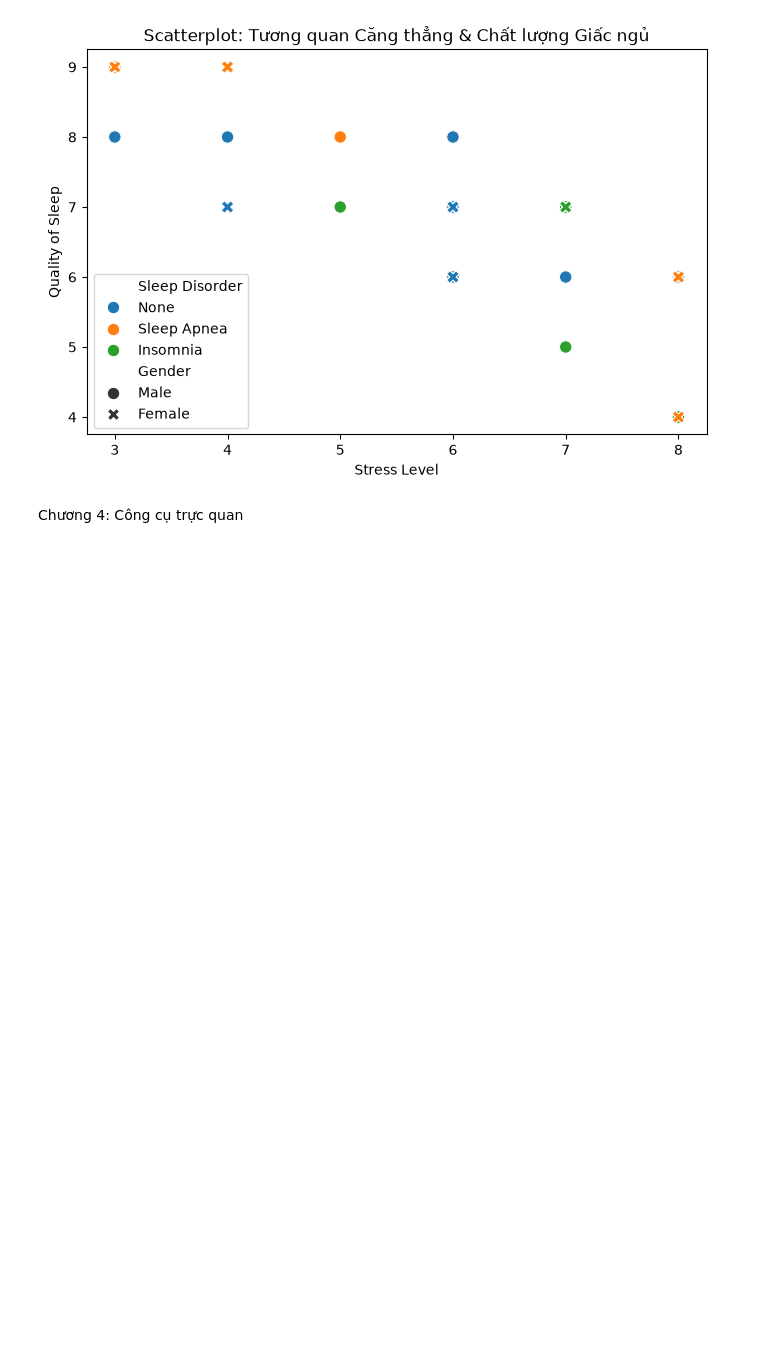
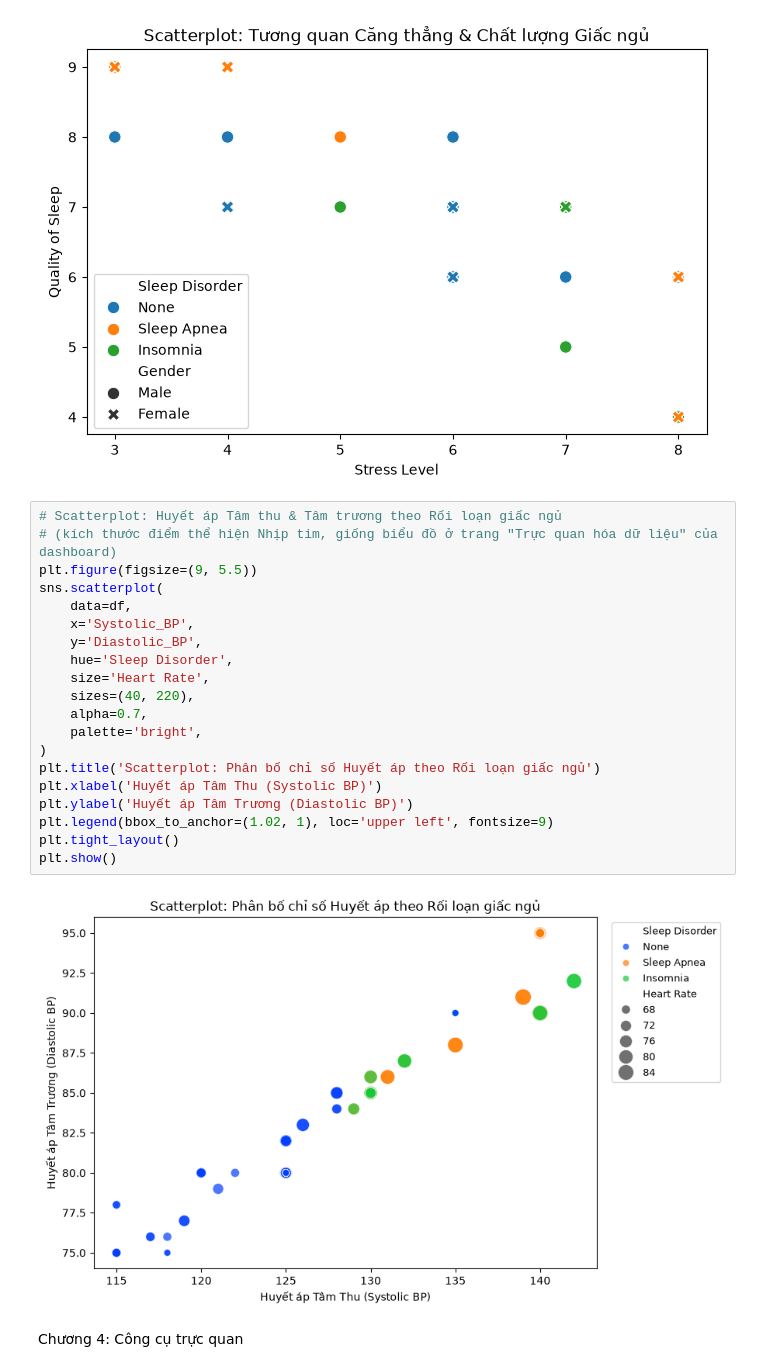
Before and after one commit to tienkhonggo1997-cpu/PhanTichTrucQuanDuLieu, a Jupyter notebook: Code_demo.ipynb, the cells around one changed output. Cells and saved outputs as stored; diff of their text form; blank space fills up the shorter version.

Commit message:
Thêm biểu đồ phân tán huyết áp và radar vào notebook cho khớp báo cáo

```diff
--- a/Code_demo.ipynb
+++ b/Code_demo.ipynb
@@ -127,6 +127,28 @@ plt.title('Scatterplot: Tương quan Căng thẳng & Chất lượng Giấc ng
 plt.show()
 # %% [output]
 [figure]
+# %%
+# Scatterplot: Huyết áp Tâm thu & Tâm trương theo Rối loạn giấc ngủ
+# (kích thước điểm thể hiện Nhịp tim, giống biểu đồ ở trang "Trực quan hóa dữ liệu" của dashboard)
+plt.figure(figsize=(9, 5.5))
+sns.scatterplot(
+    data=df,
+    x='Systolic_BP',
+    y='Diastolic_BP',
+    hue='Sleep Disorder',
+    size='Heart Rate',
+    sizes=(40, 220),
+    alpha=0.7,
+    palette='bright',
+)
+plt.title('Scatterplot: Phân bố chỉ số Huyết áp theo Rối loạn giấc ngủ')
+plt.xlabel('Huyết áp Tâm Thu (Systolic BP)')
+plt.ylabel('Huyết áp Tâm Trương (Diastolic BP)')
+plt.legend(bbox_to_anchor=(1.02, 1), loc='upper left', fontsize=9)
+plt.tight_layout()
+plt.show()
+# %% [output]
+[figure, added]
 # %% [markdown]
 Chương 4: Công cụ trực quan
 # %%
```
Also changed, not shown: parts of 1 cell of this notebook.
